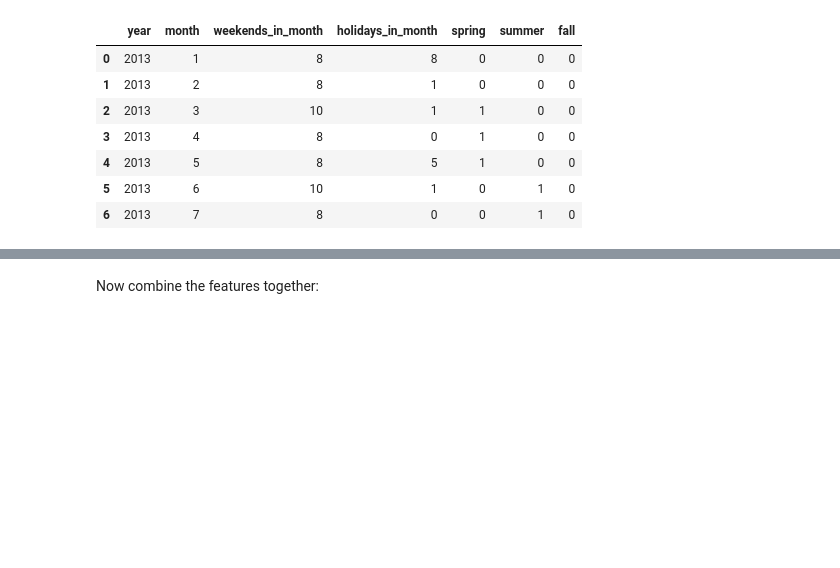
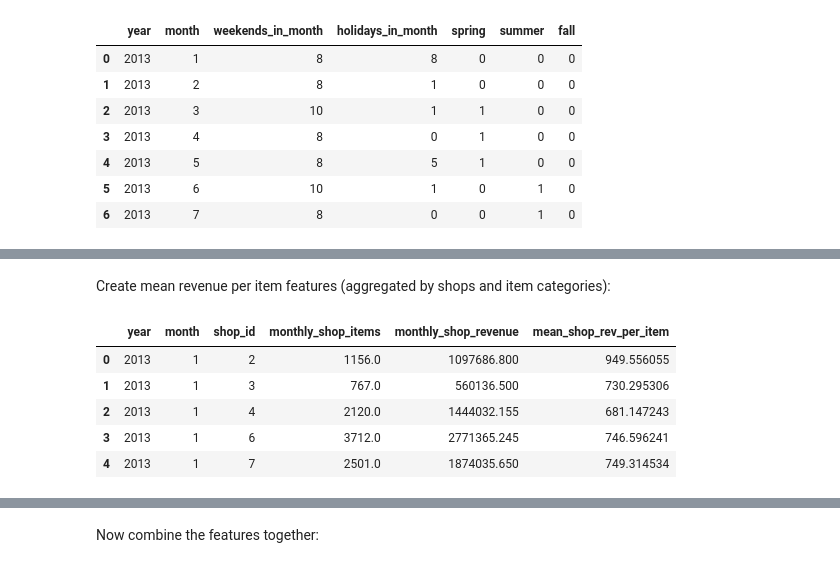
Before and after one commit to thaianle/future-sales-prediction, a Jupyter notebook: 02_modeling.ipynb, the cells around one changed output, grey strips where cells are left out. Cells and saved outputs as stored; diff of their text form; code cells hidden in the pictures; blank space fills up the shorter version.

```diff
--- a/02_modeling.ipynb
+++ b/02_modeling.ipynb
@@ -671,0 +837,11 @@ sales_month.head(7)
+# %%
+# Revenue = Price * Item count
+sales_features['monthly_item_revenue'] = sales_features['item_price'] * sales_features['item_cnt_month']
+sales_features.head()
+
+# Aggregate all shops and all categories
+sales_rev = sales_features[['date_block_num', 'item_id', 'monthly_item_revenue']].copy()
+sales_rev = sales_rev.groupby(['date_block_num', 'item_id'], as_index = False).sum()
+sales_rev.sort_values(['item_id', 'date_block_num'], inplace = True)
+
+sales_rev.head()
@@ -671,0 +943,6 @@ sales_month.head(7)
+# %%
+revenue_shops = sales_features[['year', 'month', 'shop_id', 'monthly_item_revenue']]
+revenue_shops = revenue_shops.groupby(['year', 'month', 'shop_id'], as_index = False).sum()
+revenue_shops.rename(columns = {'monthly_item_revenue': 'monthly_shop_revenue'}, inplace = True)
+
+revenue_shops.head()
@@ -671,0 +969,19 @@ sales_month.head(7)
+# %% [markdown]
+Create mean revenue per item features (aggregated by shops and item categories):
+# %%
+# Find total number of items sold in a particular shop for each month
+total_items_shop = sales_features[['year', 'month', 'shop_id', 'item_cnt_month']]
+total_items_shop = total_items_shop.groupby(['year', 'month', 'shop_id'], as_index = False).sum()
+total_items_shop.rename(columns = {'item_cnt_month': 'monthly_shop_items'}, inplace = True)
+
+# Merge the total items in a month with the revenue for that particular month to find the mean revenue per item
+total_items_shop = total_items_shop.merge(revenue_shops, on = ['year', 'month', 'shop_id'])
+total_items_shop['mean_shop_rev_per_item'] = total_items_shop['monthly_shop_revenue'] / total_items_shop['monthly_shop_items']
+total_items_shop.head()
+# %% [output]
+|  | year | month | shop_id | monthly_shop_items | monthly_shop_revenue | mean_shop_rev_per_item |
+| 0 | 2013 | 1 | 2 | 1156.0 | 1097686.800 | 949.556055 |
+| 1 | 2013 | 1 | 3 | 767.0 | 560136.500 | 730.295306 |
+| 2 | 2013 | 1 | 4 | 2120.0 | 1444032.155 | 681.147243 |
+| 3 | 2013 | 1 | 6 | 3712.0 | 2771365.245 | 746.596241 |
+| 4 | 2013 | 1 | 7 | 2501.0 | 1874035.650 | 749.314534 |
```
Also changed, not shown: parts of 38 cells of this notebook.
